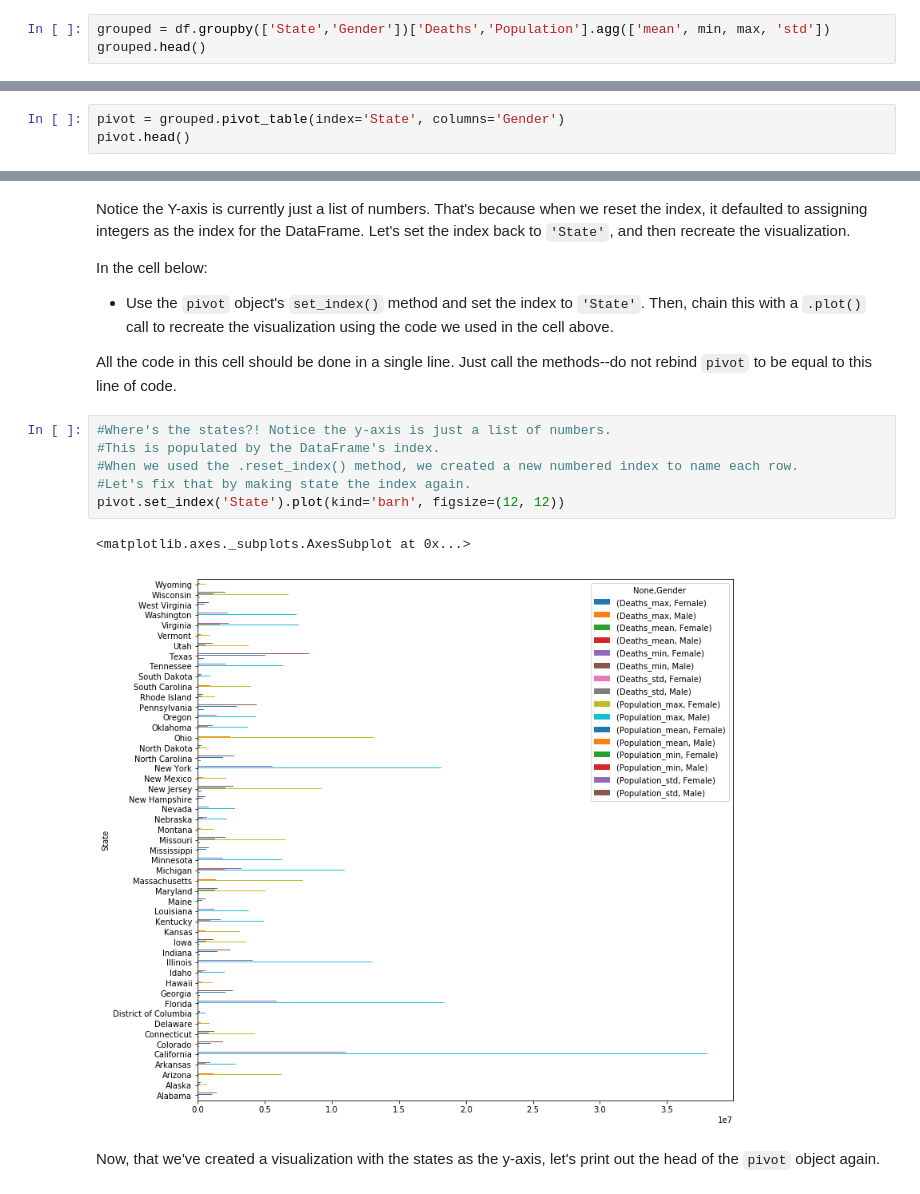
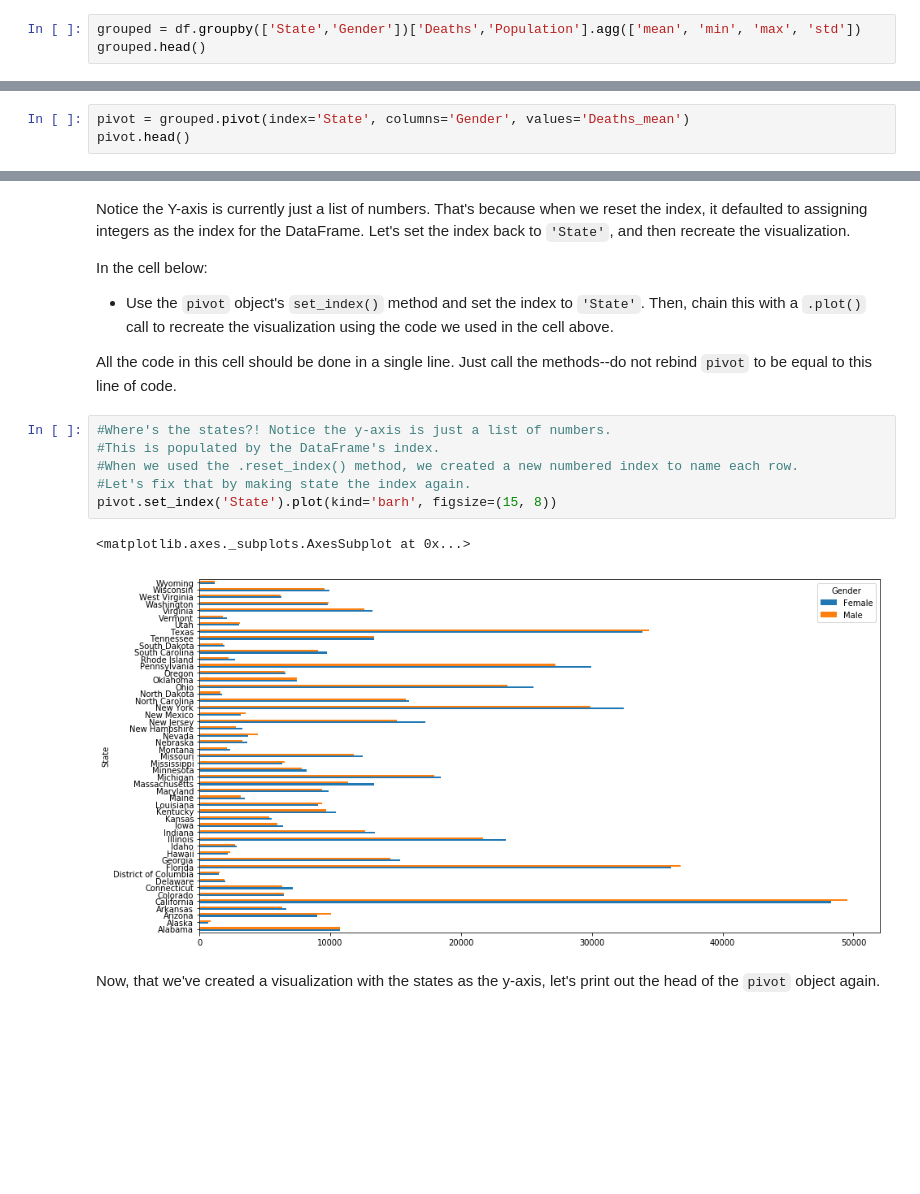
Before and after one commit to ingridhastings/dsc-0-04-12-pivot-tables-lab-online-ds-sp-000, a Jupyter notebook: index.ipynb, the cells around one changed output, grey strips where cells are left out. Drawn from its saved outputs; the diff is of its cells as text; blank space fills up the shorter version.

```diff
--- a/index.ipynb
+++ b/index.ipynb
@@ -229,7 +203,7 @@ By now, you've probably caught on that the code required to do this follows this
 
 Then, display the head of this of this new DataFrame.
 # %%
-grouped = df.groupby(['State','Gender'])['Deaths','Population'].agg(['mean', min, max, 'std'])
+grouped = df.groupby(['State','Gender'])['Deaths','Population'].agg(['mean', 'min', 'max', 'std'])
 grouped.head()
 # %% [output]
 |  |  | Deaths |  |  |  | Population |  |  |  |
@@ -349,6 +324,6 @@ In the cell below, call the DataFrame's pivot method with the following paramete
 
 Then, display the head of our new `pivot` DataFrame to see what it looks like.
 # %%
-pivot = grouped.pivot_table(index='State', columns='Gender')
+pivot = grouped.pivot(index='State', columns='Gender', values='Deaths_mean')
 pivot.head()
 # %% [output]
@@ -402,12 +375,12 @@ All the code in this cell should be done in a single line.  Just call the method
 # %%
 #Where's the states?! Notice the y-axis is just a list of numbers.
 #This is populated by the DataFrame's index.
 #When we used the .reset_index() method, we created a new numbered index to name each row.
 #Let's fix that by making state the index again.
-pivot.set_index('State').plot(kind='barh', figsize=(12, 12))
+pivot.set_index('State').plot(kind='barh', figsize=(15, 8))
 # %% [output]
 <matplotlib.axes._subplots.AxesSubplot at 0x...>
-[figure, old version]
+[figure, new version]
 # %% [markdown]
 Now, that we've created a visualization with the states as the y-axis, let's print out the head of the `pivot` object again.
 # %%
```
Also changed, not shown: parts of 19 cells of this notebook.
